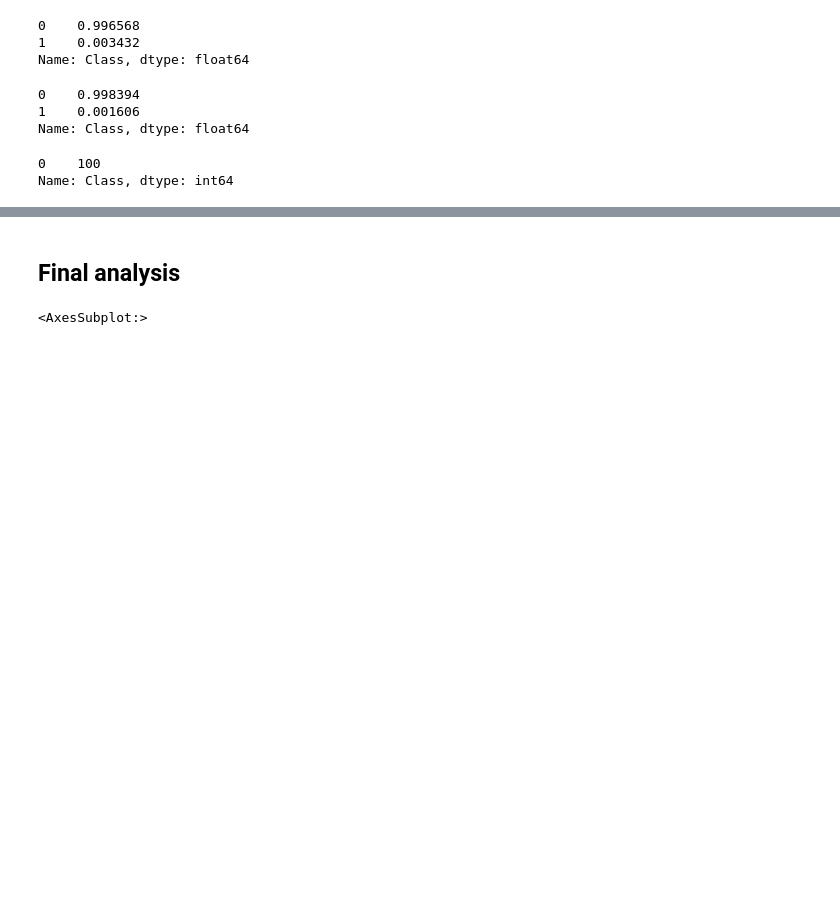
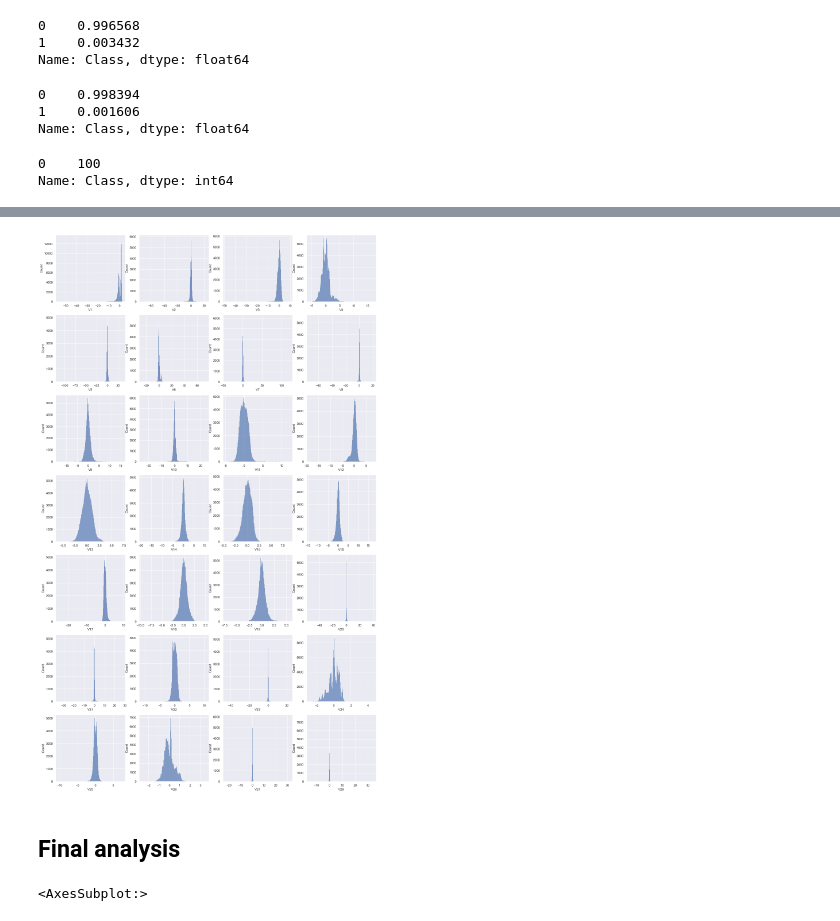
Before and after one commit to BBenicio/credit-card-fraud, a Jupyter notebook: fraud.ipynb, the cells around one changed output, grey strips where cells are left out. Saved outputs shown, nothing was run; the diff lists cells and outputs as text; code cells hidden in the pictures; blank space fills up the shorter version.

```diff
--- a/fraud.ipynb
+++ b/fraud.ipynb
@@ -180,3 +195,12 @@ df.loc[get_outliers(3), 'Outlier'] = 3 # Extreme outlier
+# %%
+fig, axs = plt.subplots(7, 4, figsize=(20, 35))
+for row in range(7):
+    for col in range(4):
+        i = row * 4 + col
+        col_name = f'V{i+1}'
+        sns.histplot(df, x=col_name, ax=axs[row,col])
+# %% [output]
+[figure, added]
 # %% [markdown]
 ## Final analysis
 # %%
```
Also changed, not shown: parts of 27 cells of this notebook.
